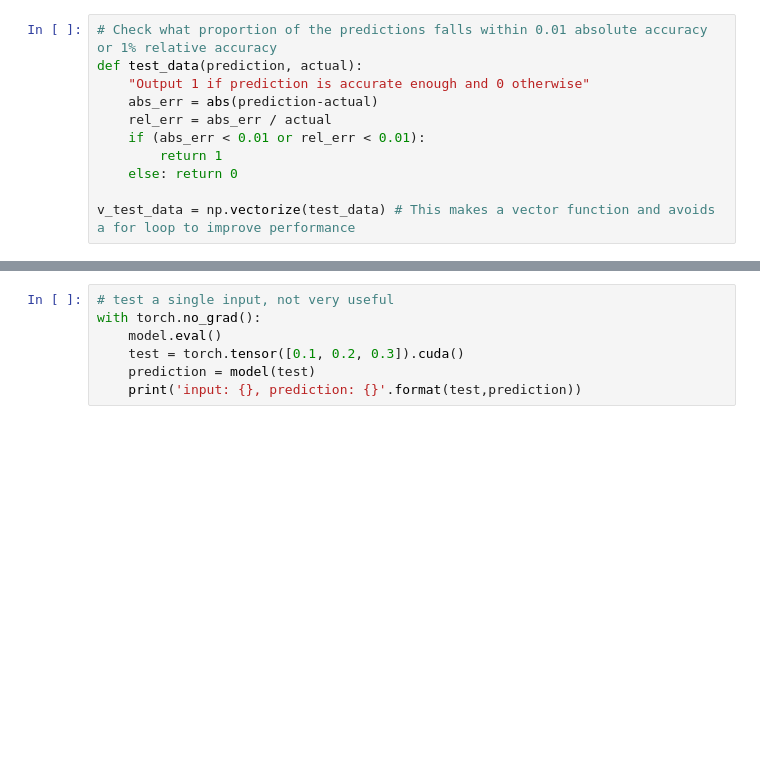
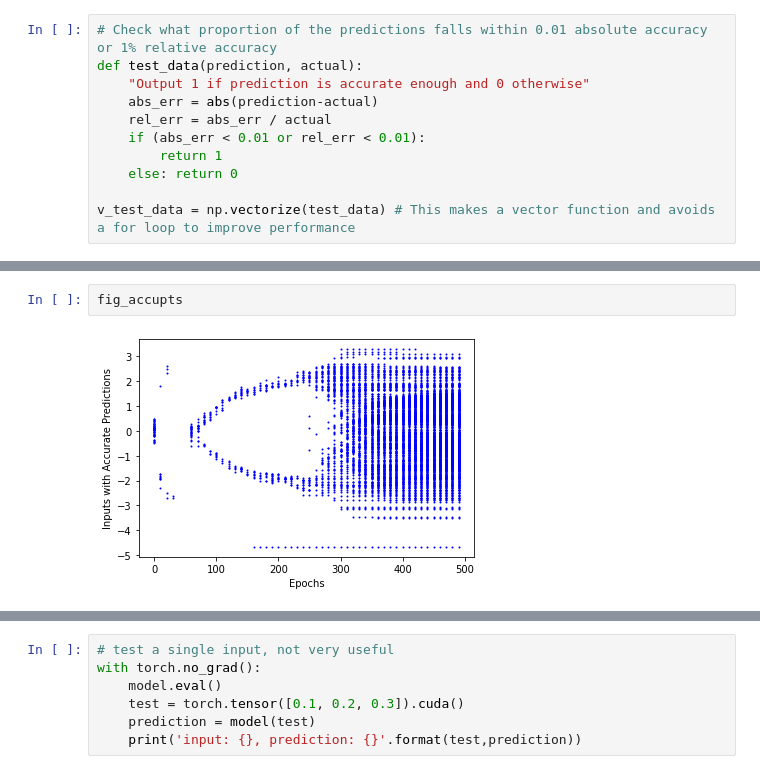
Before and after one commit to NDCMS/NDParticleML, a Jupyter notebook: Learning_x^2/Learn_x^2.ipynb, the cells around one changed output, grey strips where cells are left out. Drawn from its saved outputs; the diff is of its cells as text; blank space fills up the shorter version.

```diff
--- a/Learning_x^2/Learn_x^2.ipynb
+++ b/Learning_x^2/Learn_x^2.ipynb
@@ -184,2 +271,6 @@ fig_loss
+# %%
+fig_accupts
+# %% [output]
+[figure, added]
 # %%
 fig_accu
```
Also changed, not shown: parts of 12 cells of this notebook.
